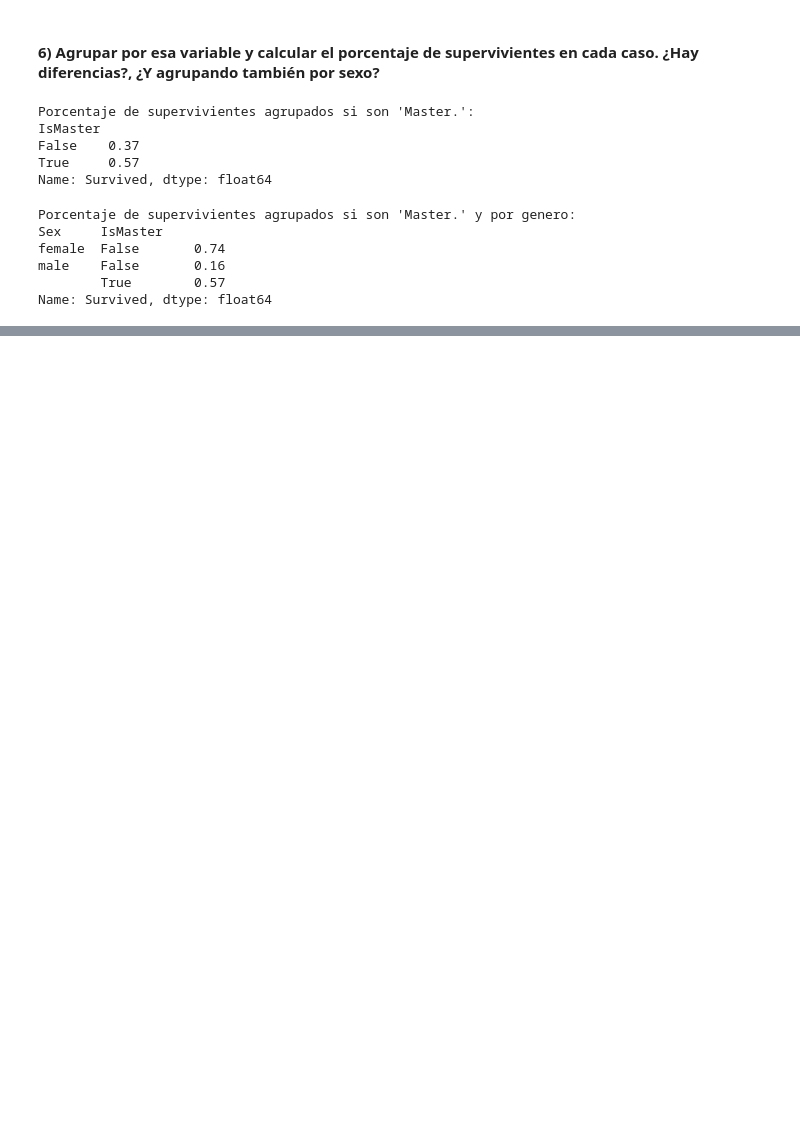
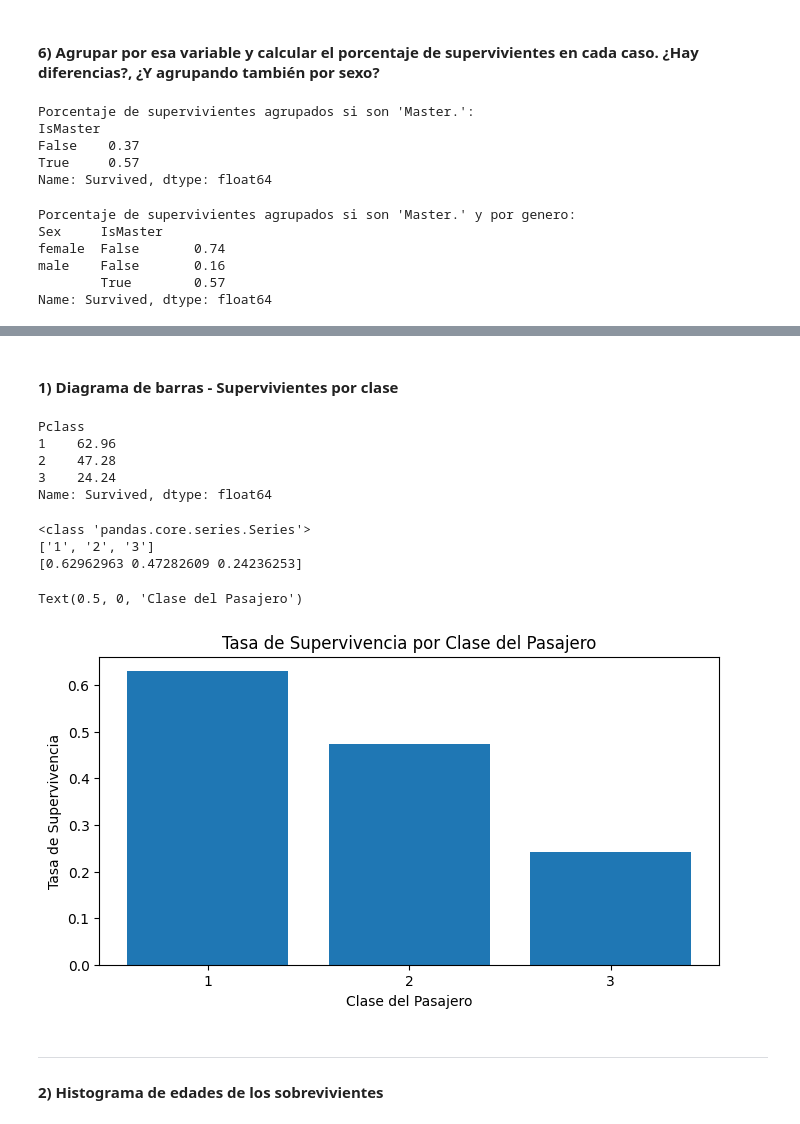
Before and after one commit to gerickt/coder, a Jupyter notebook: EjerciciosEnClase/07-titanic.ipynb, the cells around one changed output, grey strips where cells are left out. Saved outputs shown, nothing was run; the diff lists cells and outputs as text; code cells hidden in the pictures; blank space fills up the shorter version.

Commit message:
Hands on lab, clase 07

```diff
--- a/EjerciciosEnClase/07-titanic.ipynb
+++ b/EjerciciosEnClase/07-titanic.ipynb
@@ -150,0 +161,40 @@ Name: Survived, dtype: float64
+# %% [markdown]
+#### 1) Diagrama de barras - Supervivientes por clase
+# %%
+# Diagrama de barras - Supervivientes por clase
+sobrevivientes_by_class = df.groupby("Pclass")[
+    "Survived"
+].mean()  # Calculamos el promedio de sobrevivientes por clase
+print(sobrevivientes_by_class.round(4) * 100)  # Redondeamos
+# %% [output]
+Pclass
+1    62.96
+2    47.28
+3    24.24
+Name: Survived, dtype: float64
+# %%
+# El objeto es una serie de pandas, lo necesitamos como lista
+print(type(sobrevivientes_by_class))
+
+# Convertimos el contenido a lista
+clases = [str(x) for x in sobrevivientes_by_class.index.tolist()]
+sobrevivientes_by_class_rate = sobrevivientes_by_class.values
+print(clases)  # Lista de las clases por categoria, 1: Primera, 2: Segunda, 3: Tercera
+print(sobrevivientes_by_class_rate)  # Porcentajes por clase
+# %% [output]
+<class 'pandas.core.series.Series'>
+['1', '2', '3']
+[0.62962963 0.47282609 0.24236253]
+# %%
+# Graficamos las barras
+fig, ax = plt.subplots(figsize=(8, 4))
+ax.bar(clases, sobrevivientes_by_class_rate)
+ax.set_title("Tasa de Supervivencia por Clase del Pasajero")
+ax.set_ylabel("Tasa de Supervivencia")
+ax.set_xlabel("Clase del Pasajero")
+# %% [output]
+Text(0.5, 0, 'Clase del Pasajero')
+[figure, added]
+# %% [markdown]
+---
+#### 2) Histograma de edades de los sobrevivientes
```
Also changed, not shown: parts of 9 cells of this notebook, 1 other file.
